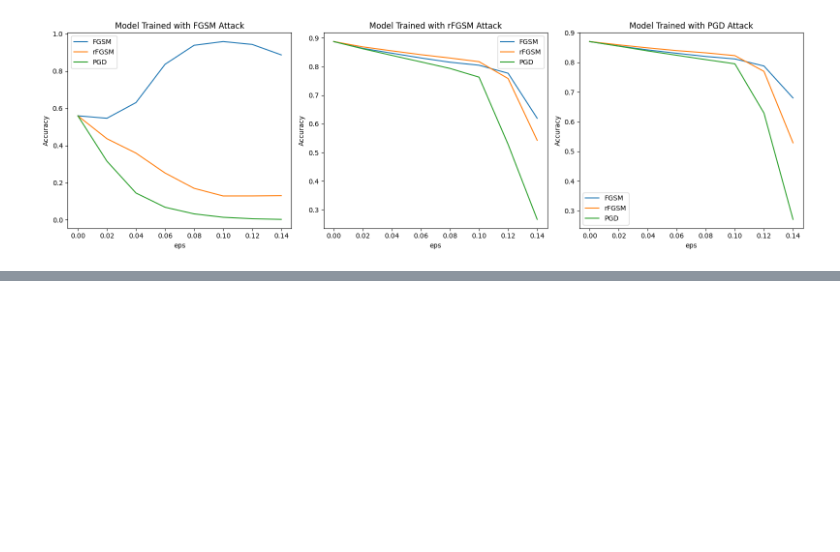
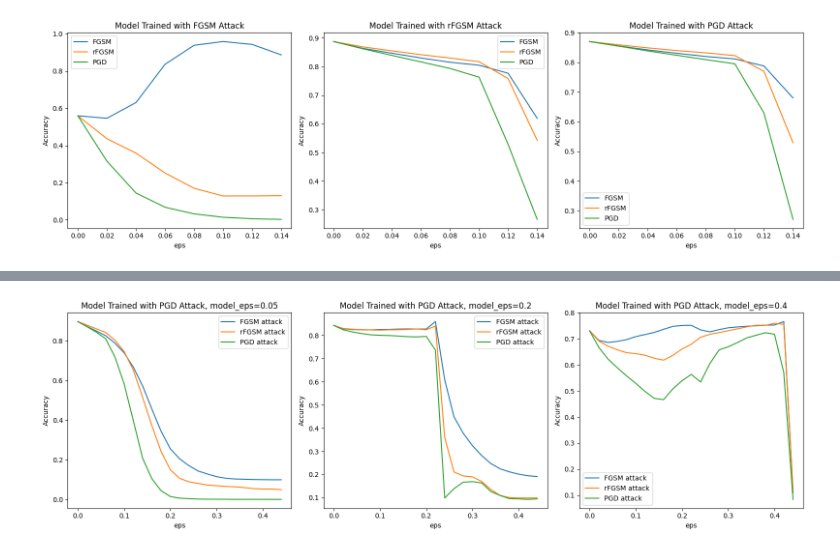
Before and after one commit to danyjabban/Representation_Learning, a Jupyter notebook: HW5/HWK5_main.ipynb, the cells around one changed output, grey strips where cells are left out. Drawn from its saved outputs; the diff is of its cells as text; code cells hidden in the pictures; blank space fills up the shorter version.

```diff
--- a/HW5/HWK5_main.ipynb
+++ b/HW5/HWK5_main.ipynb
@@ -558,0 +633,16 @@ plot_lab3_eps_vs_acc(epsilon_arr=EPS_list_lab3cd, accuracy_dict=lab3_acc_dict, l
+# %%
+def plot_lab3_bonus_eps_vs_acc(epsilon_arr, accuracy_dict, attack_list, save=False):
+    fig, ax = plt.subplots(1, len(accuracy_dict.keys()), figsize=(16, 5))
+
+    for iii, model_eps in enumerate(accuracy_dict):
+        for jjj, attack_name in enumerate(attack_list):
+            ax[iii].plot(epsilon_arr, accuracy_dict[model_eps][attack_name], label='%s attack' % attack_name)
+        ax[iii].set_xlabel('eps')
+        ax[iii].set_ylabel('Accuracy')
+        ax[iii].set_title('Model Trained with PGD Attack, model_eps=%g' % model_eps)
+        ax[iii].legend()
+
+    fig.tight_layout()
+    if save:
+        plt.savefig('Figures/lab3e_acc_vs_eps.pdf', dpi=500, bbox_inches='tight')
+    return fig, ax
@@ -558,0 +730,5 @@ plot_lab3_eps_vs_acc(epsilon_arr=EPS_list_lab3cd, accuracy_dict=lab3_acc_dict, l
+# %%
+_, _ = plot_lab3_bonus_eps_vs_acc(epsilon_arr=EPS_list_lab3_bonus, accuracy_dict=lab3_bonus_attack_acc_dict,
+                                  attack_list=attack_list_lab3_bonus, save=True)
+# %% [output]
+[figure, added]
```
Also changed, not shown: parts of 9 cells of this notebook.
